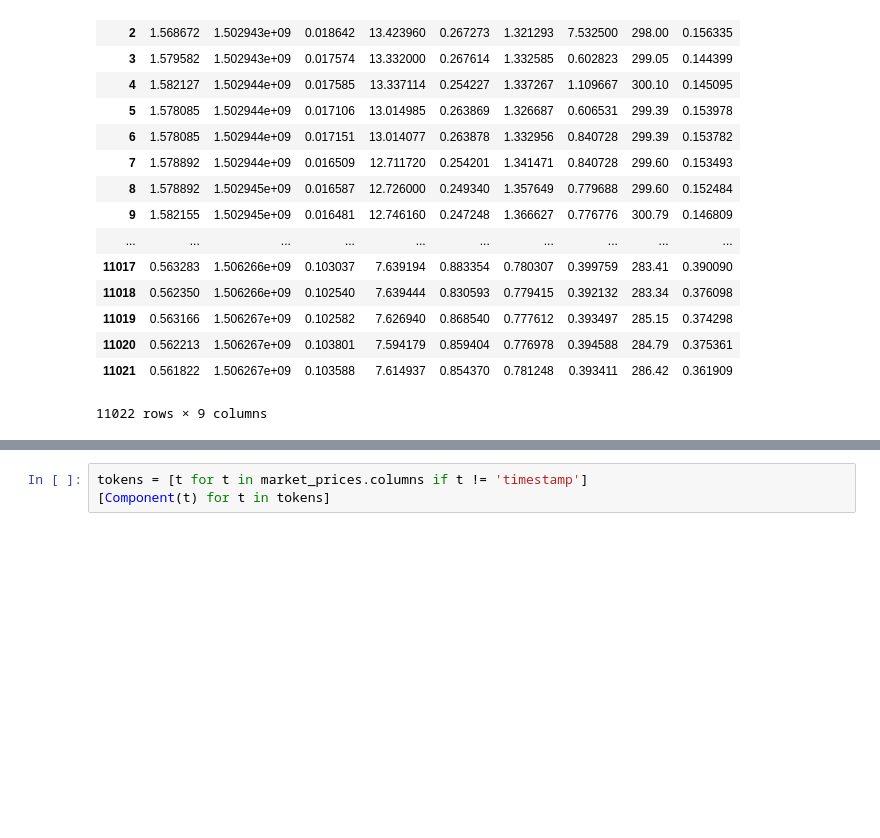
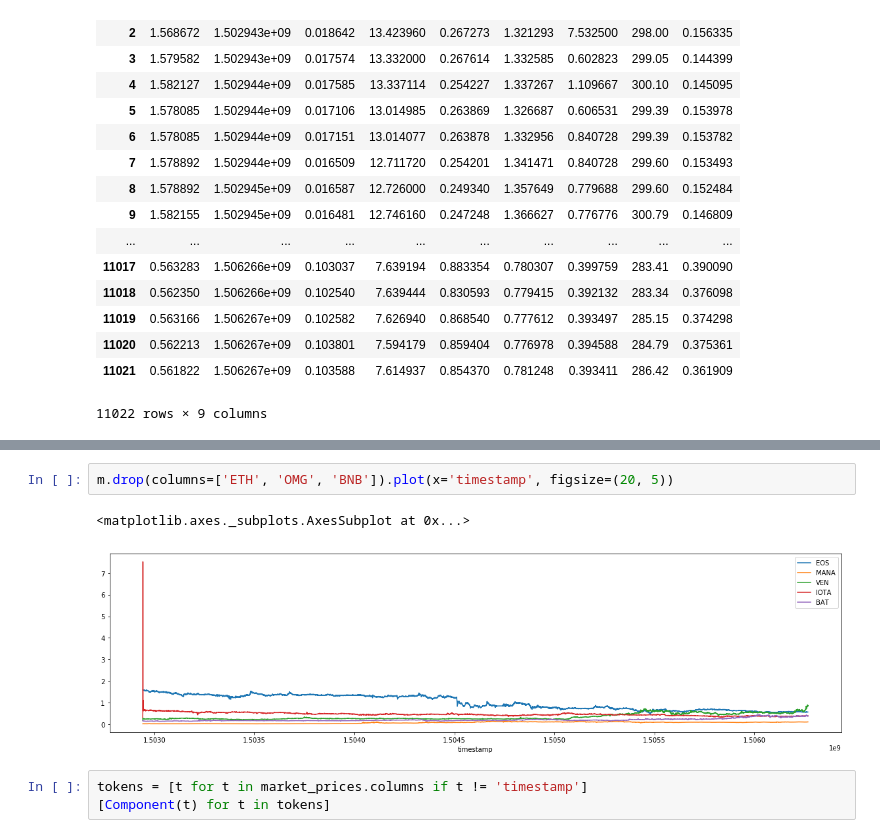
Before and after one commit to RyanKung/sim_ntl, a Jupyter notebook: Compose.ipynb, the cells around one changed output, grey strips where cells are left out. Cells and saved outputs as stored; diff of their text form; blank space fills up the shorter version.

```diff
--- a/Compose.ipynb
+++ b/Compose.ipynb
@@ -41,3 +41,8 @@ m.plot(x='timestamp', figsize=(20, 5))
+# %%
+m.drop(columns=['ETH', 'OMG', 'BNB']).plot(x='timestamp', figsize=(20, 5))
+# %% [output]
+<matplotlib.axes._subplots.AxesSubplot at 0x...>
+[figure, added]
 # %%
 tokens = [t for t in market_prices.columns if t != 'timestamp']
 [Component(t) for t in tokens]
```
Also changed, not shown: parts of 8 cells of this notebook, 2 other files.
